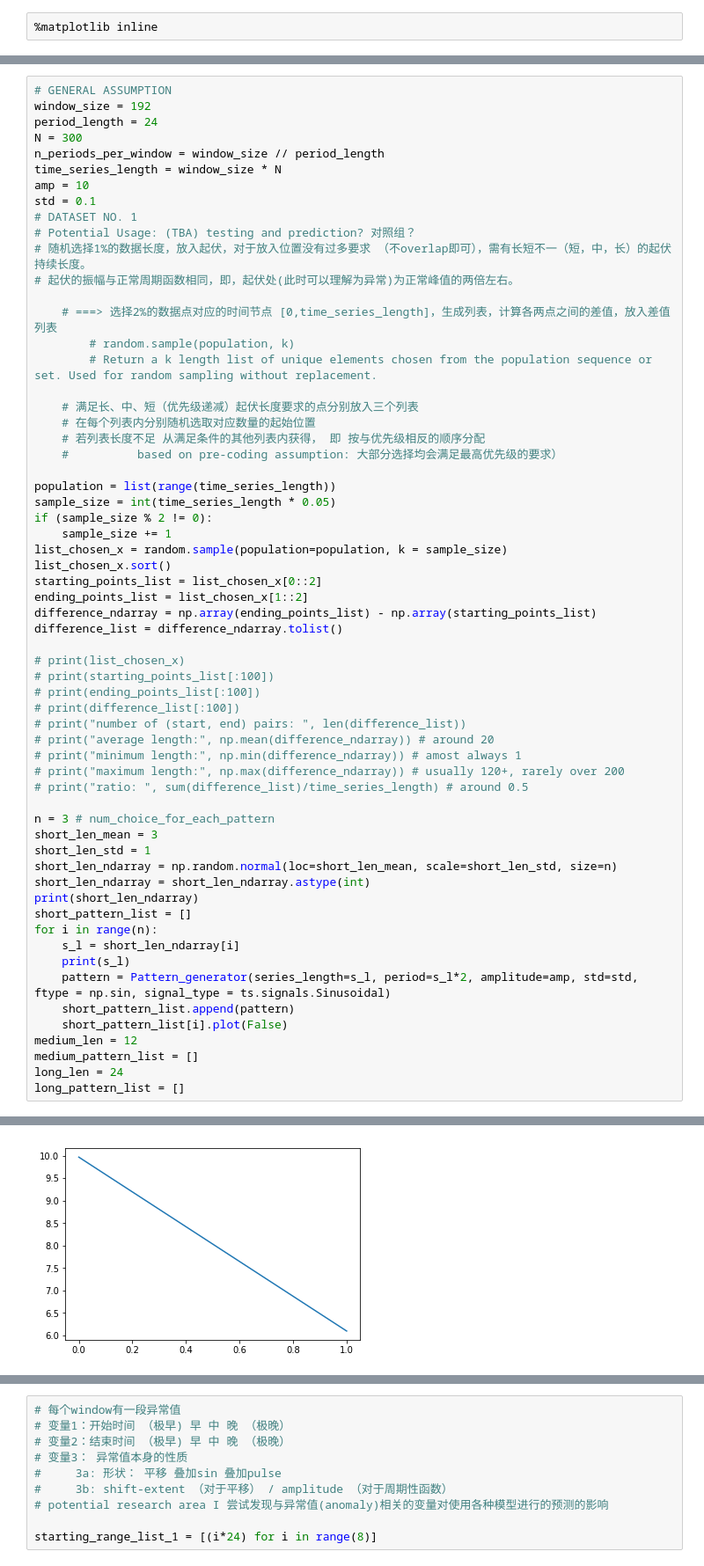
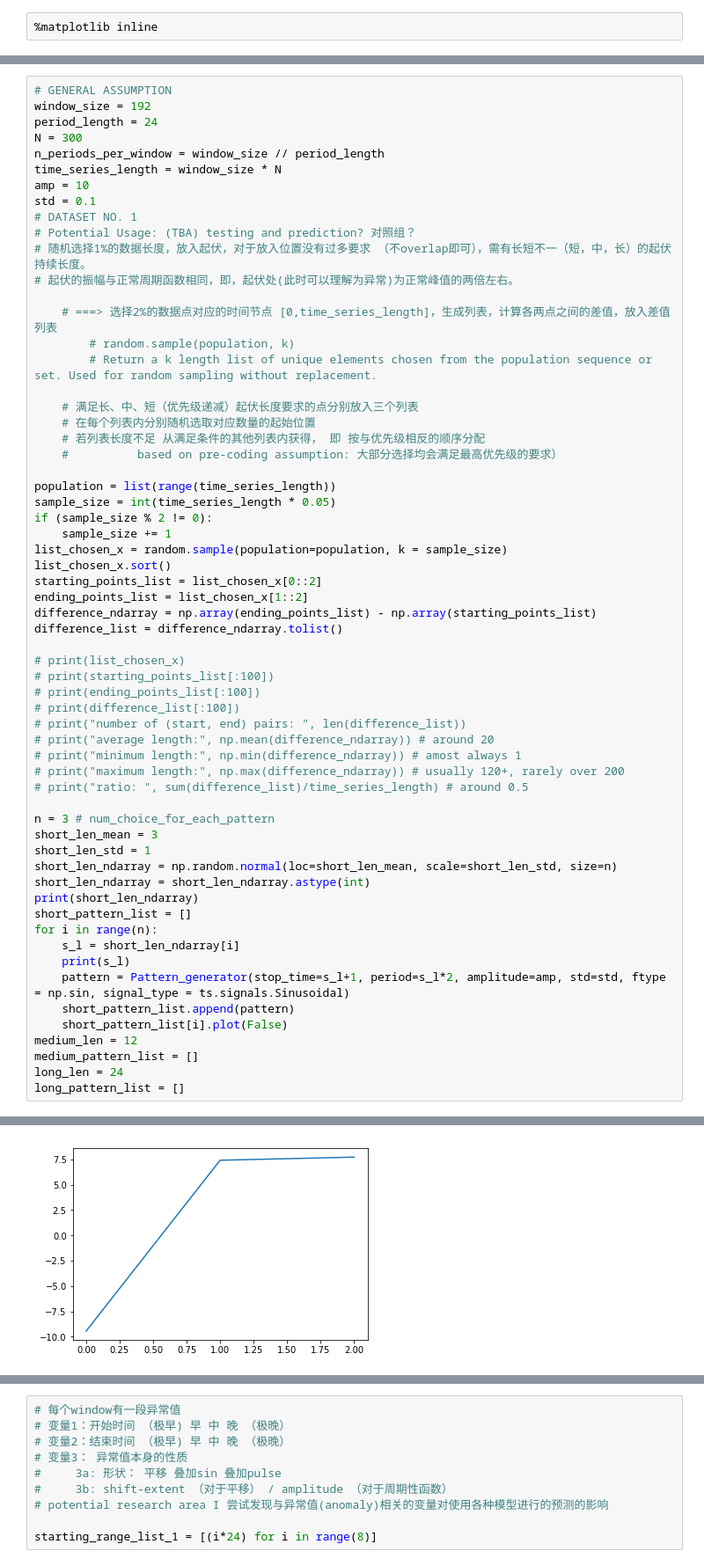
Before and after one commit to nuankw/Summer-Research-2018-Group, a Jupyter notebook: sample_generator.ipynb, the cells around one changed output, grey strips where cells are left out. Shown at 88% size. Drawn from its saved outputs; the diff is of its cells as text.

Commit message:
time_series vs stop_time bug fixed

```diff
--- a/sample_generator.ipynb
+++ b/sample_generator.ipynb
@@ -79,7 +79,7 @@ short_pattern_list = []
 for i in range(n):
     s_l = short_len_ndarray[i]
     print(s_l)
-    pattern = Pattern_generator(series_length=s_l, period=s_l*2, amplitude=amp, std=std, ftype = np.sin, signal_type = ts.signals.Sinusoidal)
+    pattern = Pattern_generator(stop_time=s_l+1, period=s_l*2, amplitude=amp, std=std, ftype = np.sin, signal_type = ts.signals.Sinusoidal)
     short_pattern_list.append(pattern)
     short_pattern_list[i].plot(False)
 medium_len = 12
@@ -95 +95 @@ long_pattern_list = []
-[figure, old version]
+[figure, new version]
```
Also changed, not shown: parts of 6 cells of this notebook.
